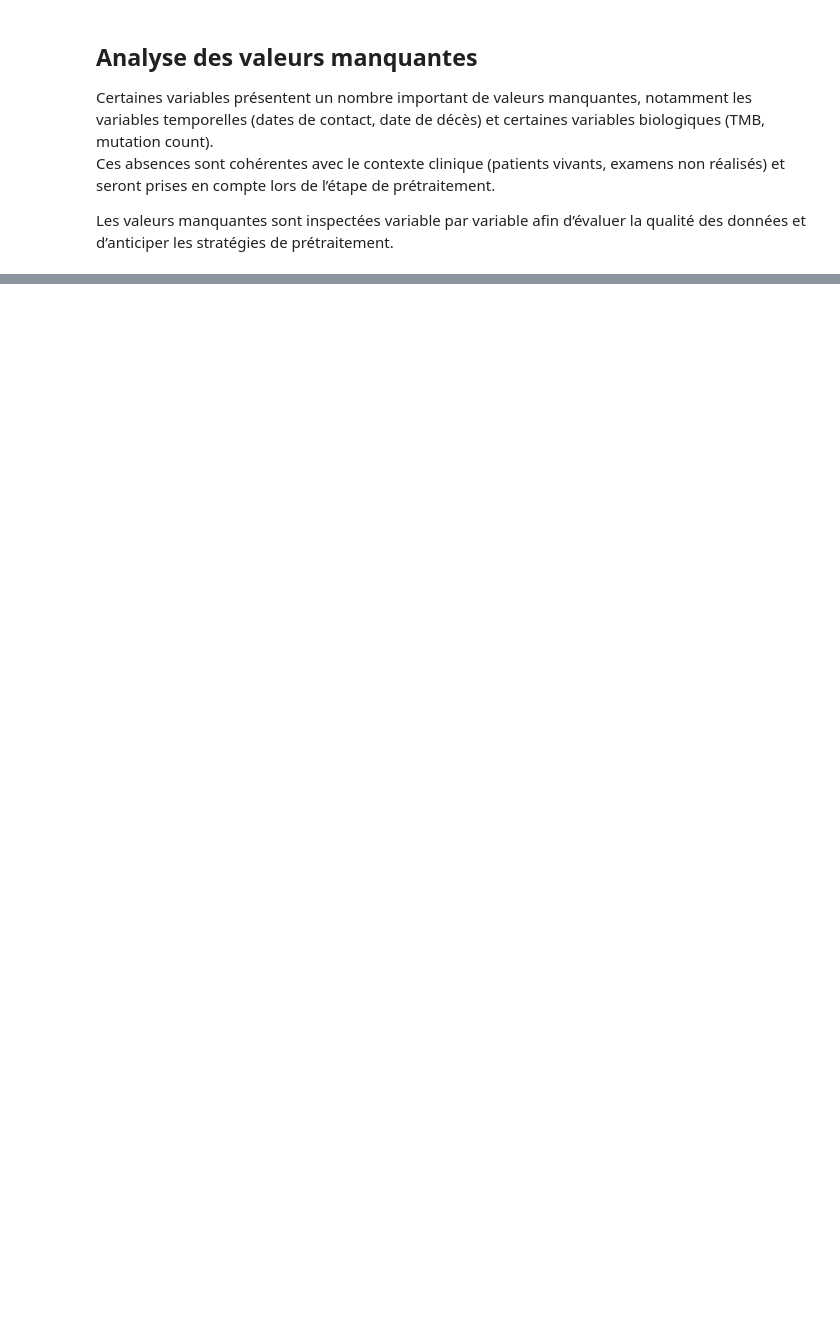
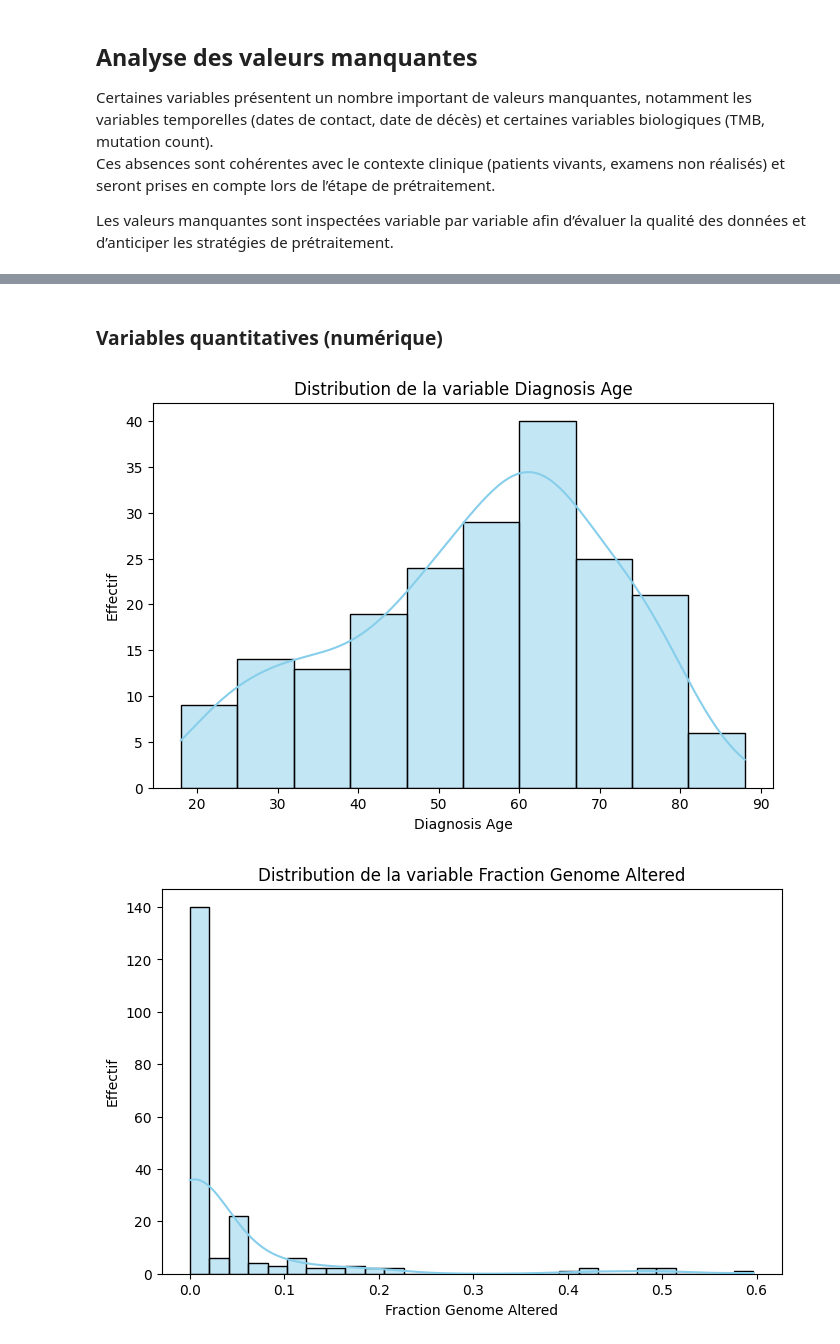
Before and after one commit to CADETEMMA/Projet_h-mato, a Jupyter notebook: 01_EDA.ipynb, the cells around one changed output, grey strips where cells are left out. Saved outputs shown, nothing was run; the diff lists cells and outputs as text; code cells hidden in the pictures; blank space fills up the shorter version.

```diff
--- a/01_EDA.ipynb
+++ b/01_EDA.ipynb
@@ -351,0 +95,15 @@ Dans l’ensemble, cette analyse exploratoire a permis de sélectionner un ensem
+# %%
+cols_to_drop = [
+    'Study ID', 'Patient ID', 'Sample ID',
+       'Last Communication Contact from Initial Pathologic Diagnosis Date',
+       'Birth from Initial Pathologic Diagnosis Date',
+       'Death from Initial Pathologic Diagnosis Date', 'Ethnicity Category',
+        'Oncotree Code','Other Patient ID', 'Other Sample ID', 'Patient Primary Tumor Site',
+       'Project Identifier',
+       'Project Name', 'Project State', 'Race Category',
+       'Number of Samples Per Patient', 'Sample Type', 'Sample type id', 'TMB (nonsynonymous)', 'Mutation Count',
+       'Is FFPE', 'Biopsy Site', 'Cancer Type', 'Cancer Type Detailed', 'Overall Survival Status', 'Overall Survival (Months)'
+        ]
+
+
+df = df.drop(columns=cols_to_drop, errors="ignore")
@@ -351,0 +148,24 @@ Dans l’ensemble, cette analyse exploratoire a permis de sélectionner un ensem
+# %% [markdown]
+### Variables quantitatives (numérique)
+# %%
+# Sélection des variables numériques
+num_vars = df.select_dtypes(include=['float64','int64']).columns
+
+# Histogrammes
+for col in num_vars :
+    plt.figure(figsize=(8,5))
+    sns.histplot(df[col], kde=True, color="skyblue")
+    plt.title(f'Distribution de la variable {col}')
+    plt.xlabel(col)
+    plt.ylabel("Effectif")
+    plt.show()
+
+# Boxplots
+for col in num_vars:
+    plt.figure(figsize=(8,5))
+    sns.boxplot(x=df[col], color="lightgreen")
+    plt.title(f'Boxplot de la variable {col}')
+    plt.show()
+# %% [output]
+[figure, added]
+[figure, added]
```
Also changed, not shown: parts of 49 cells of this notebook, 2 other files.
